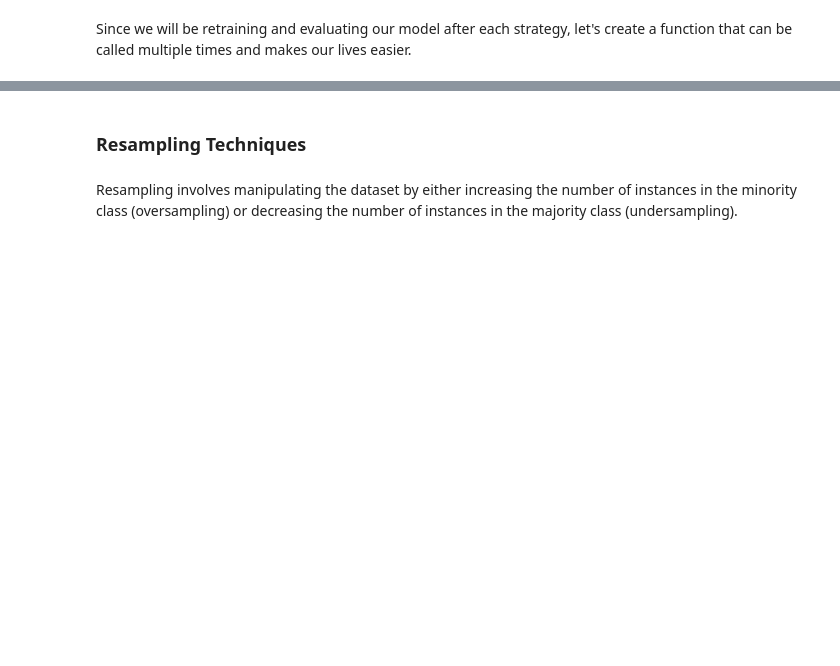
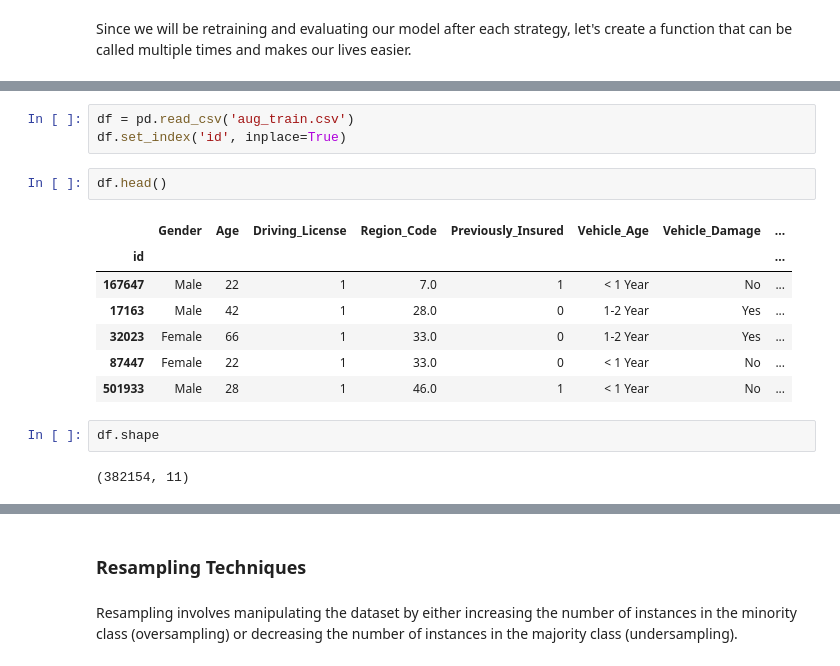
Before and after one commit to AlisterLuiz/Class-Imbalance, a Jupyter notebook: class_imbalance.ipynb, the cells around one changed output, grey strips where cells are left out. Cells and saved outputs as stored; diff of their text form; blank space fills up the shorter version.

```diff
--- a/class_imbalance.ipynb
+++ b/class_imbalance.ipynb
@@ -387,0 +403,17 @@ def evaluate(classifier):
+# %%
+df = pd.read_csv('aug_train.csv')
+df.set_index('id', inplace=True)
+# %%
+df.head()
+# %% [output]
+|  | Gender | Age | Driving_License | Region_Code | Previously_Insured | Vehicle_Age | Vehicle_Damage | ... |
+| id |  |  |  |  |  |  |  | ... |
+| 167647 | Male | 22 | 1 | 7.0 | 1 | < 1 Year | No | ... |
+| 17163 | Male | 42 | 1 | 28.0 | 0 | 1-2 Year | Yes | ... |
+| 32023 | Female | 66 | 1 | 33.0 | 0 | 1-2 Year | Yes | ... |
+| 87447 | Female | 22 | 1 | 33.0 | 0 | < 1 Year | No | ... |
+| 501933 | Male | 28 | 1 | 46.0 | 1 | < 1 Year | No | ... |
+# %%
+df.shape
+# %% [output]
+(382154, 11)
```
Also changed, not shown: parts of 45 cells of this notebook, 1 other file.
